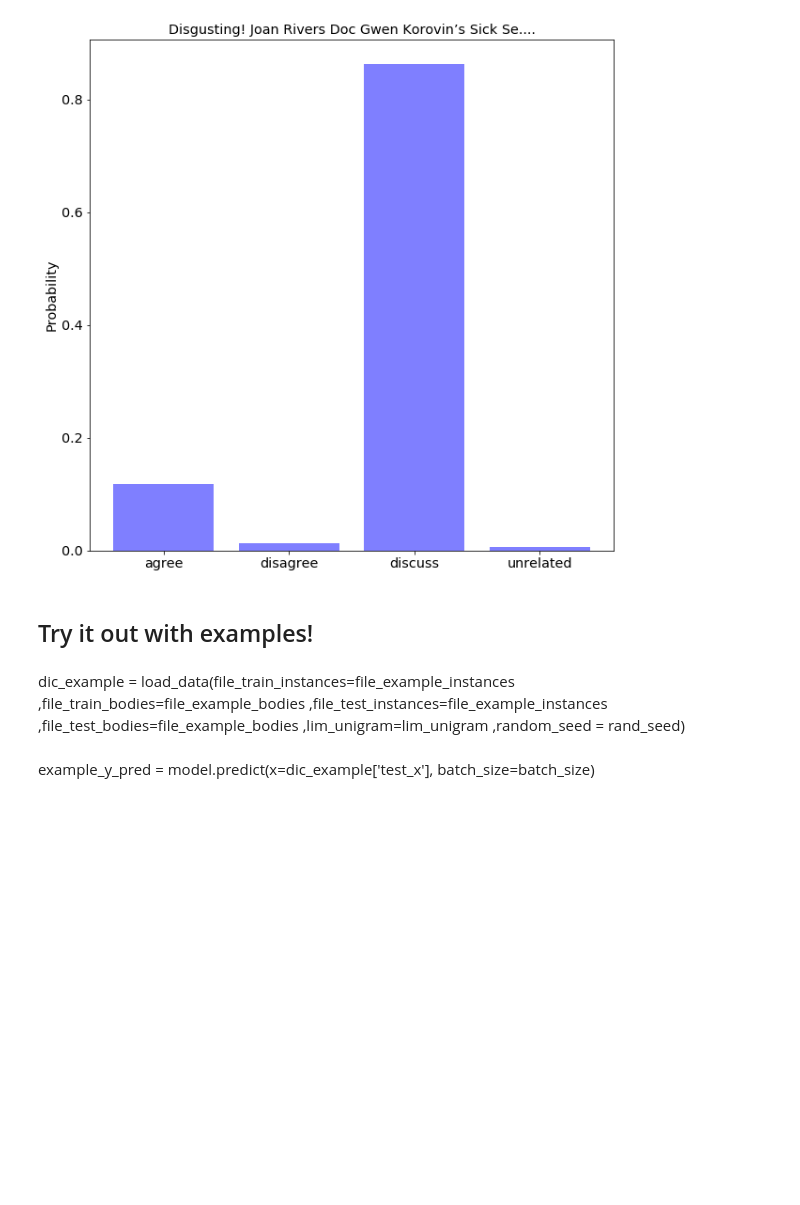
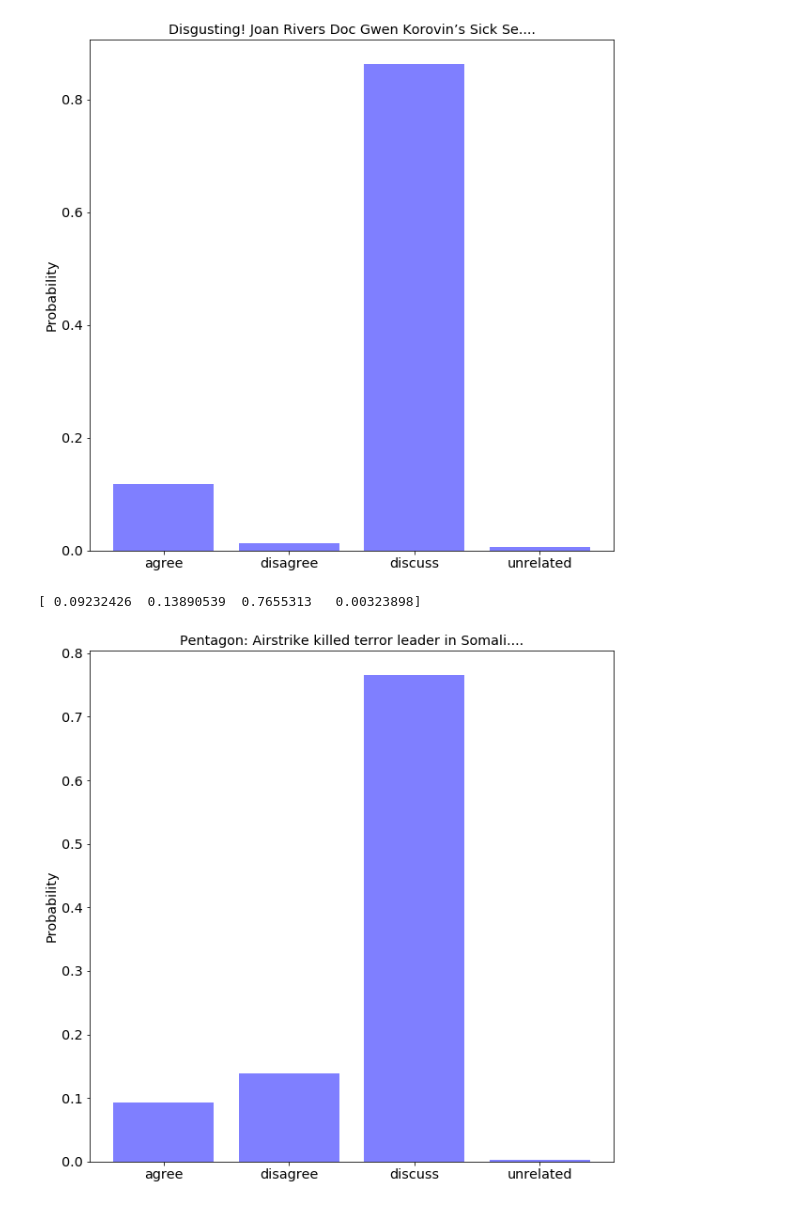
Before and after one commit to FTLiao/fakemews, a Jupyter notebook: Stance Visualization.ipynb, the cells around one changed output. Cells and saved outputs as stored; diff of their text form; code cells hidden in the pictures; blank space fills up the shorter version.

```diff
--- a/Stance Visualization.ipynb
+++ b/Stance Visualization.ipynb
@@ -128,16 +129,4 @@ Saved model to disk
 # %%
 test_x = dic['test_x']
 test_y_predict = model.predict(x=test_x, batch_size=batch_size, verbose=verbose)
+train_y_predict = model.predict(x=train_x, batch_size=batch_size, verbose=verbose)
-# %%
-def plot_bar_stance(Y, title = '', dic_stance = label_ref_rev):
-    x = np.arange(4)
-    fig, ax = plt.subplots(figsize=(10,10))
-    #ax.yaxis.set_major_formatter(formatter)
-    plt.bar(x, Y, color='blue', alpha=0.5)
-    plt.xticks(x, (dic_stance[0], dic_stance[1], dic_stance[2], dic_stance[3]))
-    ax.set_title(title, fontsize='x-large')
-    #ax.set_xlabel('',fontsize='x-large')
-    ax.set_ylabel('Probability', fontsize='x-large')
-    ax.tick_params(axis='both', which='major', labelsize='x-large')
-    print(Y)
-    plt.show()
@@ -144,4 +137,5 @@ def plot_bar_stance(Y, title = '', dic_stance = label_ref_rev):
 # %%
+train_instance = pd.read_csv(file_train_instances)
 test_instance = pd.read_csv(file_test_instances)
 # %%
 idx = 23
@@ -149,14 +143,9 @@ plot_bar_stance(test_y_predict[idx], title=test_instance.loc[,'Headline'][:50]+'
 # %% [output]
 [ 0.11860095  0.01313733  0.86269528  0.00556653]
 [figure]
-# %% [markdown]
-## Try it out with examples!
-# %% [markdown]
-dic_example = load_data(file_train_instances=file_example_instances
-                        ,file_train_bodies=file_example_bodies
-                        ,file_test_instances=file_example_instances
-                        ,file_test_bodies=file_example_bodies
-                        ,lim_unigram=lim_unigram
-                        ,random_seed = rand_seed)
-# %% [markdown]
-example_y_pred = model.predict(x=dic_example['test_x'], batch_size=batch_size)
+# %%
+idx = 1200
+plot_bar_stance(train_y_predict[idx], title=train_instance.loc[idx,'Headline'][:50]+'....')
+# %% [output]
+[ 0.09232426  0.13890539  0.7655313   0.00323898]
+[figure, added]
```
Also changed, not shown: parts of 3 cells of this notebook, 5 other files.
